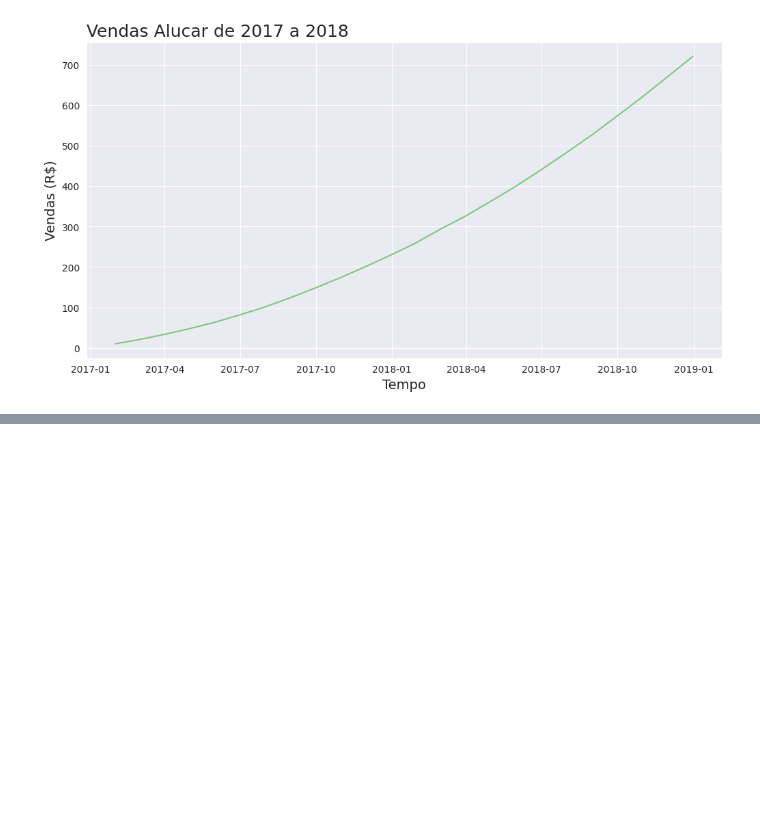
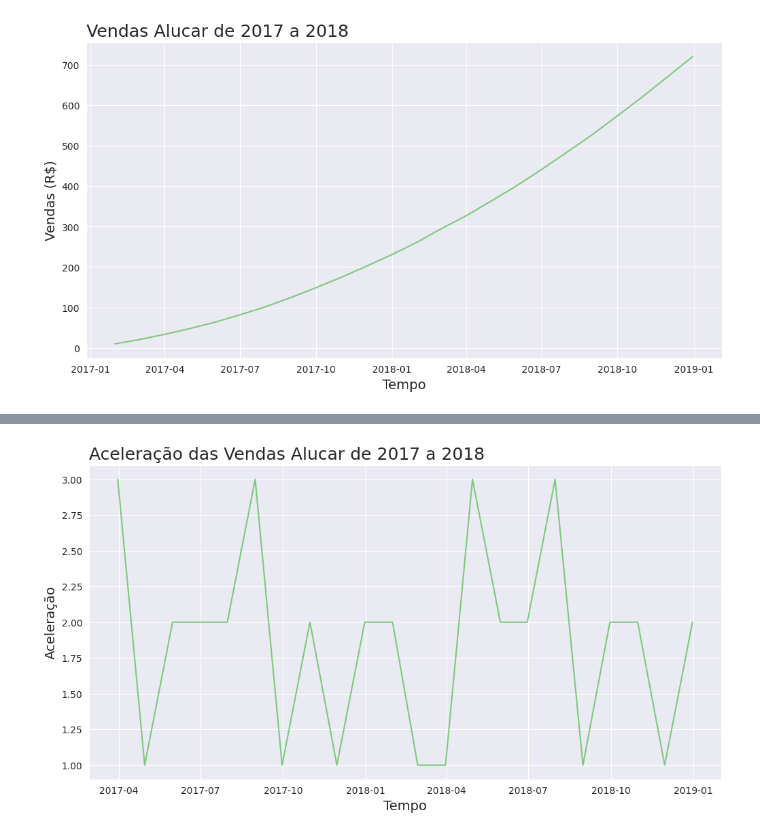
Before and after one commit to Patrick-Setubal/Data_Science_Analytics, a Jupyter notebook: alura_curso/formacao_data_science/SeriesTemporais/SeriesTemporais.ipynb, the cells around one changed output, grey strips where cells are left out. Drawn from its saved outputs; the diff is of its cells as text; code cells hidden in the pictures; blank space fills up the shorter version.

```diff
--- a/alura_curso/formacao_data_science/SeriesTemporais/SeriesTemporais.ipynb
+++ b/alura_curso/formacao_data_science/SeriesTemporais/SeriesTemporais.ipynb
@@ -57,0 +69,13 @@ ax = ax
+# %%
+# Definir aceleração
+alucar['aceleracao'] = alucar.aumento.diff()
+
+# Exibir grafico de linha
+ax = sns.lineplot(x='mes' ,y='aceleracao', data=alucar)
+ax.figure.set_size_inches(12,6)
+ax.set_title("Aceleração das Vendas Alucar de 2017 a 2018", loc='left', fontsize=18 )
+ax.set_xlabel('Tempo', fontsize=14)
+ax.set_ylabel('Aceleração', fontsize=14)
+ax = ax
+# %% [output]
+[figure, added]
```
Also changed, not shown: parts of 10 cells of this notebook.
